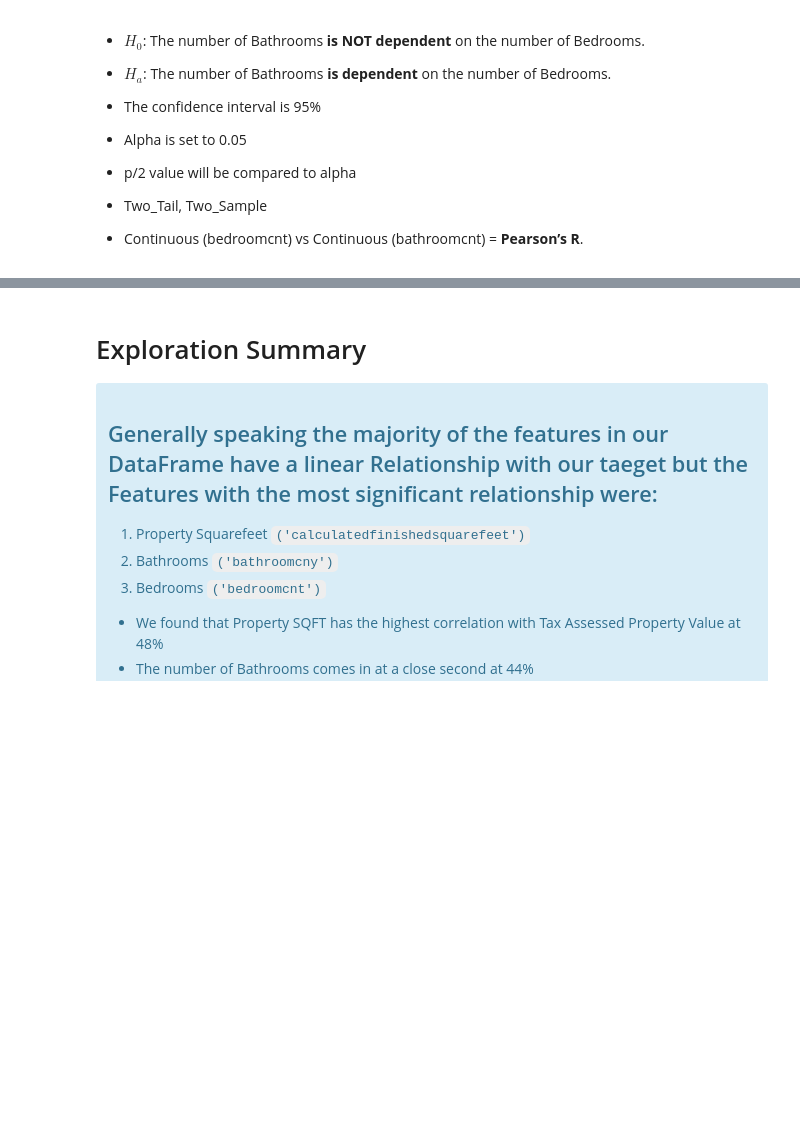
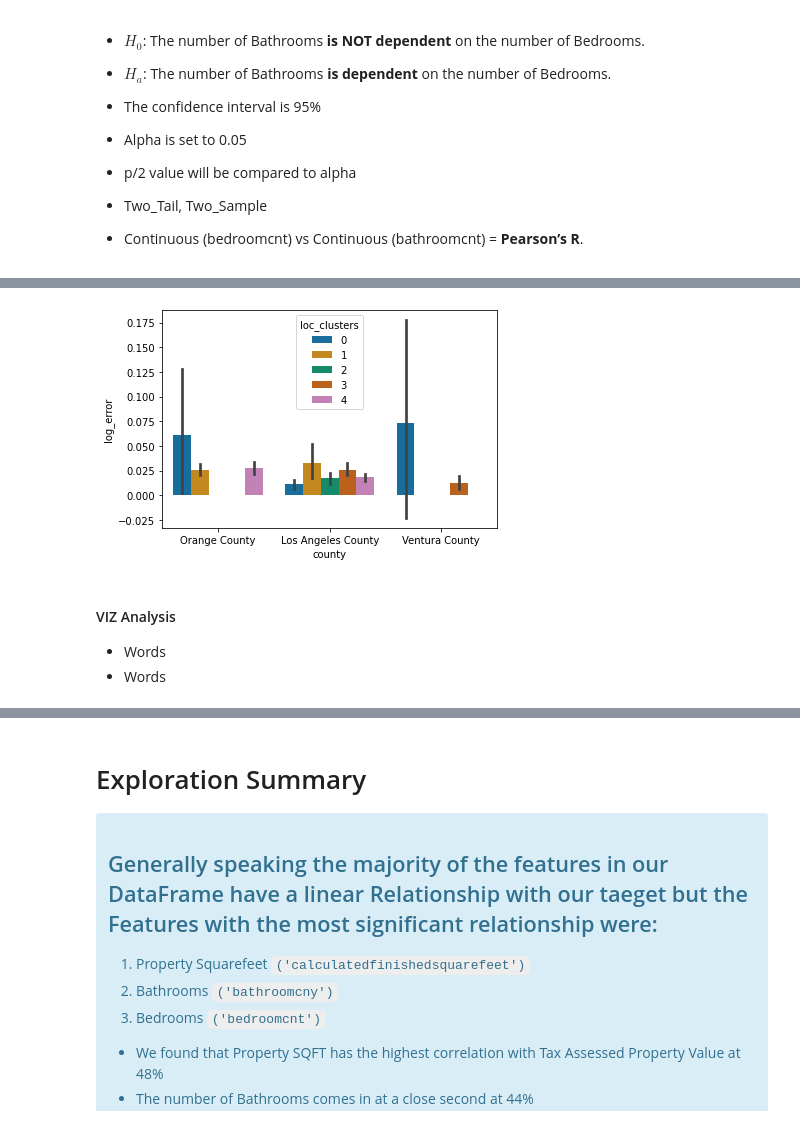
Before and after one commit to Codeup-Justin-Evans-Yvette-Ibarra/project_zillow_team, a Jupyter notebook: Final_Report_Zillow_Team_Project.ipynb, the cells around one changed output, grey strips where cells are left out. Cells and saved outputs as stored; diff of their text form; code cells hidden in the pictures; blank space fills up the shorter version.

```diff
--- a/Final_Report_Zillow_Team_Project.ipynb
+++ b/Final_Report_Zillow_Team_Project.ipynb
@@ -392,0 +326,8 @@ train.head(3)
+# %%
+e.Q2_viz_1(train)
+# %% [output]
+[figure, added]
+# %% [markdown]
+#### VIZ Analysis
+* Words
+* Words
```
Also changed, not shown: parts of 70 cells of this notebook, 2 other files.
